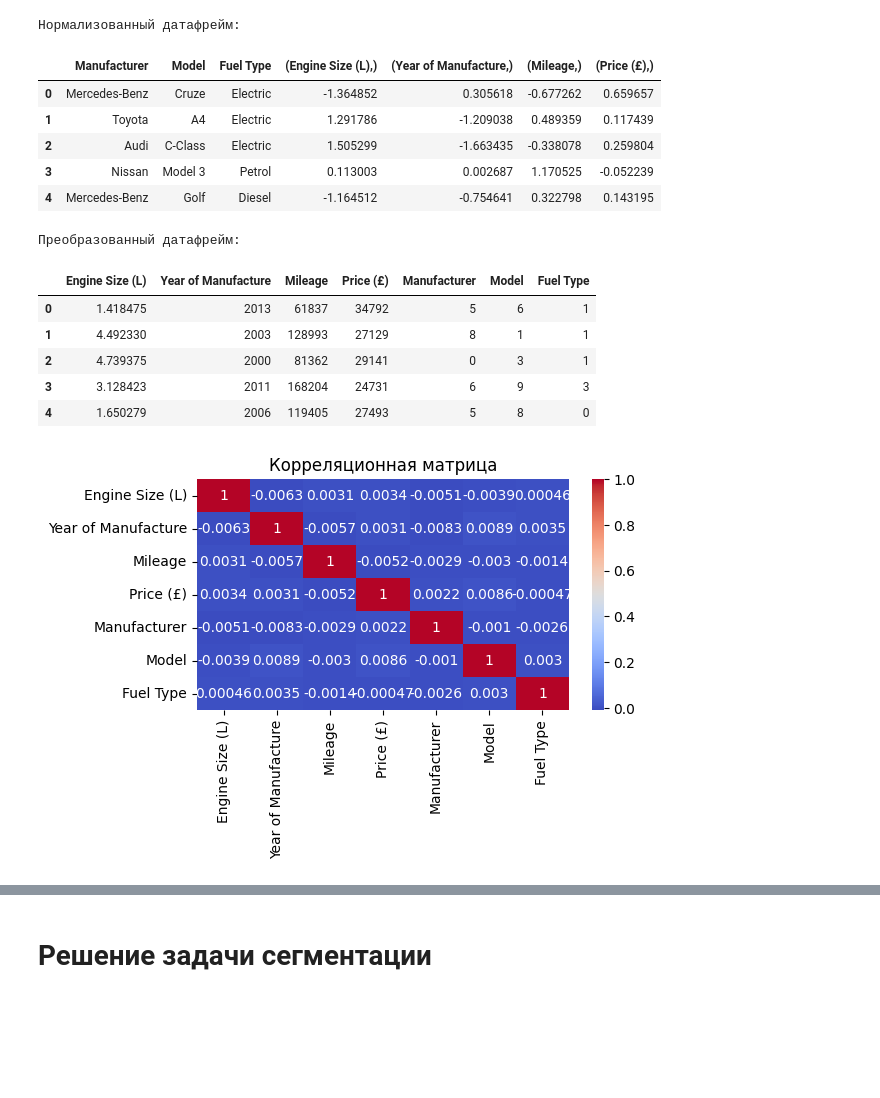
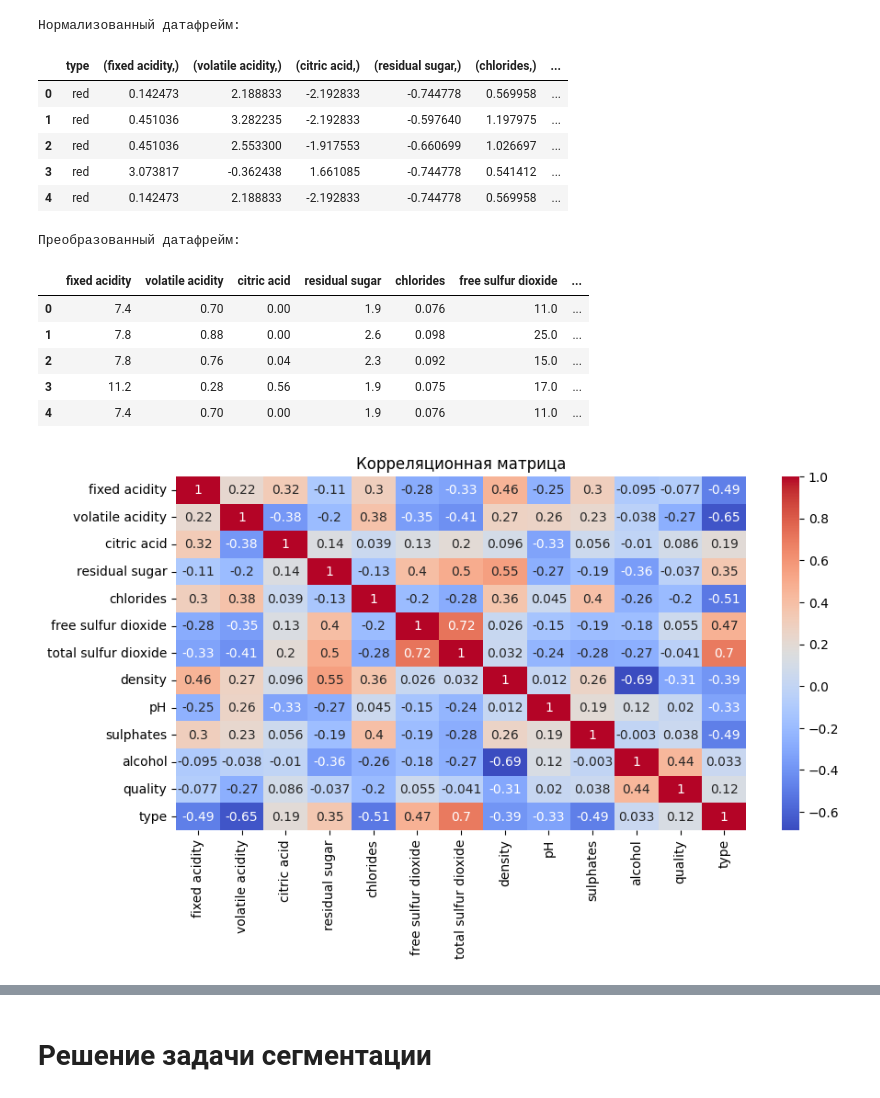
Before and after one commit to Olya-Skr/Belhard_courses, a Jupyter notebook: homework/hw6/dz6.ipynb, the cells around one changed output, grey strips where cells are left out. Cells and saved outputs as stored; diff of their text form; code cells hidden in the pictures; blank space fills up the shorter version.

```diff
--- a/homework/hw6/dz6.ipynb
+++ b/homework/hw6/dz6.ipynb
@@ -6,9 +6,8 @@ import numpy as np
 import matplotlib.pyplot as plt
 import seaborn as sns
 
-
 # Загрузка данных
-df = pd.read_csv('second_hand_car_sales.csv')
+df = pd.read_csv('wine.csv')
 
 # Первичный осмотр данных
 print('Первые пять строк датасета:\n\n',df.head())
@@ -86,12 +80,12 @@ print('\nНормализованный датафрейм:\n')
 df_norm.head()
 # %% [output]
 Нормализованный датафрейм:
-|  | Manufacturer | Model | Fuel Type | (Engine Size (L),) | (Year of Manufacture,) | (Mileage,) | (Price (£),) |
-| 0 | Mercedes-Benz | Cruze | Electric | -1.364852 | 0.305618 | -0.677262 | 0.659657 |
-| 1 | Toyota | A4 | Electric | 1.291786 | -1.209038 | 0.489359 | 0.117439 |
-| 2 | Audi | C-Class | Electric | 1.505299 | -1.663435 | -0.338078 | 0.259804 |
-| 3 | Nissan | Model 3 | Petrol | 0.113003 | 0.002687 | 1.170525 | -0.052239 |
-| 4 | Mercedes-Benz | Golf | Diesel | -1.164512 | -0.754641 | 0.322798 | 0.143195 |
+|  | type | (fixed acidity,) | (volatile acidity,) | (citric acid,) | (residual sugar,) | (chlorides,) | ... |
+| 0 | red | 0.142473 | 2.188833 | -2.192833 | -0.744778 | 0.569958 | ... |
+| 1 | red | 0.451036 | 3.282235 | -2.192833 | -0.597640 | 1.197975 | ... |
+| 2 | red | 0.451036 | 2.553300 | -1.917553 | -0.660699 | 1.026697 | ... |
+| 3 | red | 3.073817 | -0.362438 | 1.661085 | -0.744778 | 0.541412 | ... |
+| 4 | red | 0.142473 | 2.188833 | -2.192833 | -0.744778 | 0.569958 | ... |
 # %%
 # закодируем данные через LabelEncoder
 from sklearn.preprocessing import LabelEncoder
@@ -110,20 +104,20 @@ print('\nПреобразованный датафрейм:\n')
 new_df.head()
 # %% [output]
 Преобразованный датафрейм:
-|  | Engine Size (L) | Year of Manufacture | Mileage | Price (£) | Manufacturer | Model | Fuel Type |
-| 0 | 1.418475 | 2013 | 61837 | 34792 | 5 | 6 | 1 |
-| 1 | 4.492330 | 2003 | 128993 | 27129 | 8 | 1 | 1 |
-| 2 | 4.739375 | 2000 | 81362 | 29141 | 0 | 3 | 1 |
-| 3 | 3.128423 | 2011 | 168204 | 24731 | 6 | 9 | 3 |
-| 4 | 1.650279 | 2006 | 119405 | 27493 | 5 | 8 | 0 |
+|  | fixed acidity | volatile acidity | citric acid | residual sugar | chlorides | free sulfur dioxide | ... |
+| 0 | 7.4 | 0.70 | 0.00 | 1.9 | 0.076 | 11.0 | ... |
+| 1 | 7.8 | 0.88 | 0.00 | 2.6 | 0.098 | 25.0 | ... |
+| 2 | 7.8 | 0.76 | 0.04 | 2.3 | 0.092 | 15.0 | ... |
+| 3 | 11.2 | 0.28 | 0.56 | 1.9 | 0.075 | 17.0 | ... |
+| 4 | 7.4 | 0.70 | 0.00 | 1.9 | 0.076 | 11.0 | ... |
 # %%
 # Корреляционная матрица
-plt.figure(figsize=(6, 3))
+plt.figure(figsize=(10, 5))
 sns.heatmap(new_df.corr(), annot=True, cmap='coolwarm')
 plt.title('Корреляционная матрица')
 plt.show()
 # %% [output]
-[figure, old version]
+[figure, new version]
 # %%
 # Проверка на пропущенные значения
 missing_values = new_df.isnull().sum()
```
Also changed, not shown: parts of 29 cells of this notebook, 8 other files.
